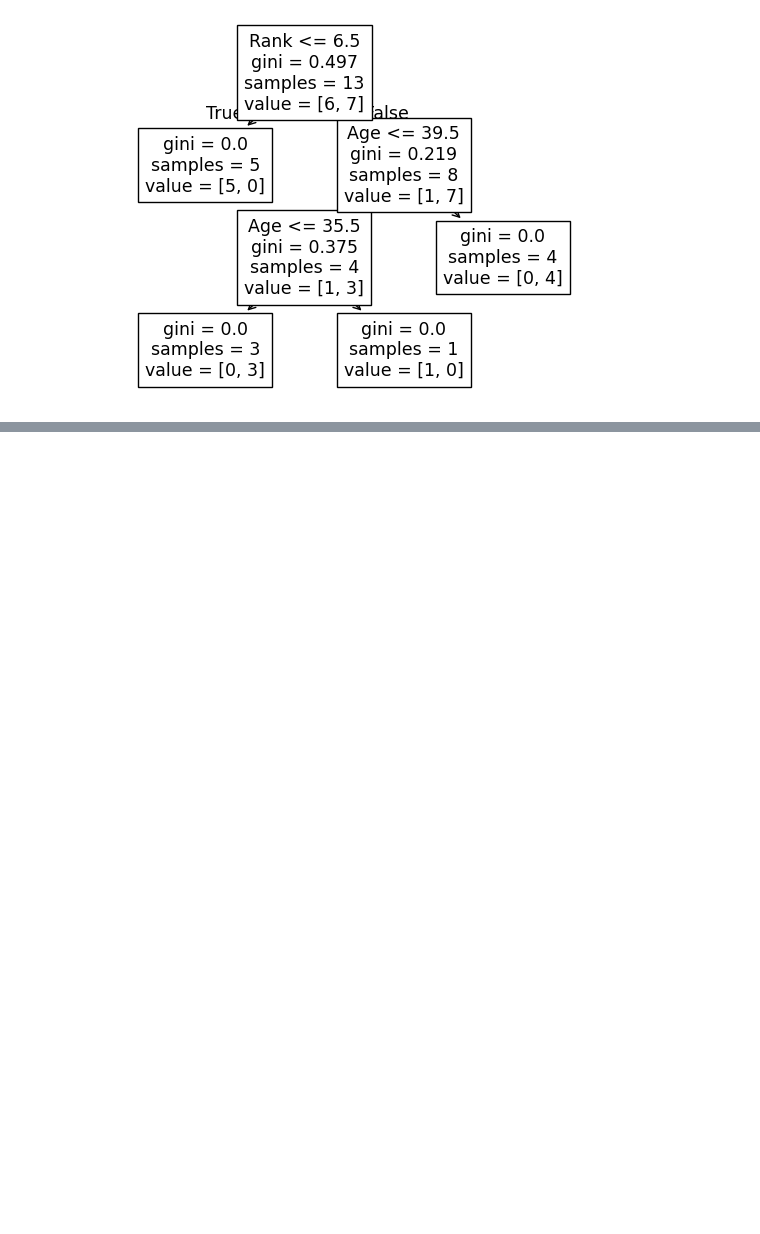
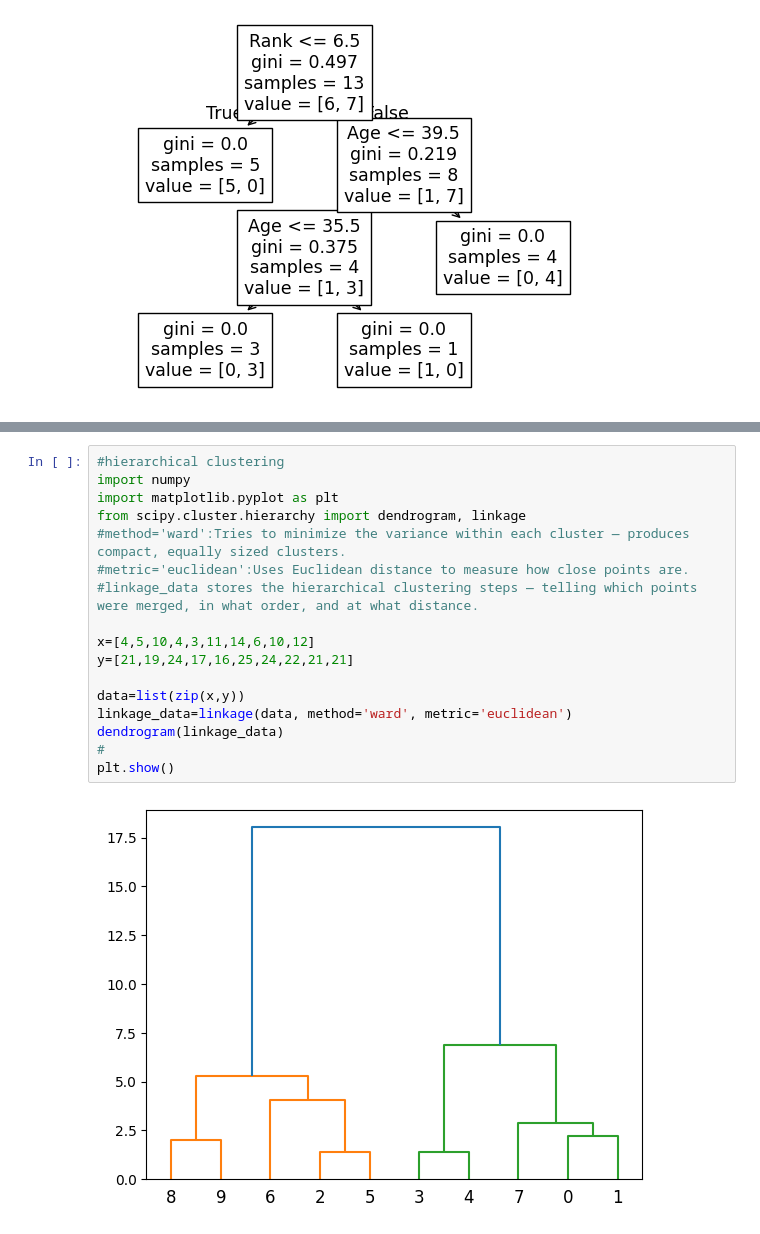
Before and after one commit to Empress0205/machine_learning, a Jupyter notebook: Untitled1.ipynb, the cells around one changed output, grey strips where cells are left out. Cells and saved outputs as stored; diff of their text form; blank space fills up the shorter version.

```diff
--- a/Untitled1.ipynb
+++ b/Untitled1.ipynb
@@ -204,0 +240,19 @@ tree.plot_tree(dtree, feature_names=features)
+# %%
+#hierarchical clustering
+import numpy
+import matplotlib.pyplot as plt
+from scipy.cluster.hierarchy import dendrogram, linkage
+#method='ward':Tries to minimize the variance within each cluster — produces compact, equally sized clusters.
+#metric='euclidean':Uses Euclidean distance to measure how close points are.
+#linkage_data stores the hierarchical clustering steps — telling which points were merged, in what order, and at what distance.
+
+x=[4,5,10,4,3,11,14,6,10,12]
+y=[21,19,24,17,16,25,24,22,21,21]
+
+data=list(zip(x,y))
+linkage_data=linkage(data, method='ward', metric='euclidean')
+dendrogram(linkage_data)
+#
+plt.show()
+# %% [output]
+[figure, added]
```
Also changed, not shown: parts of 2 cells of this notebook.
